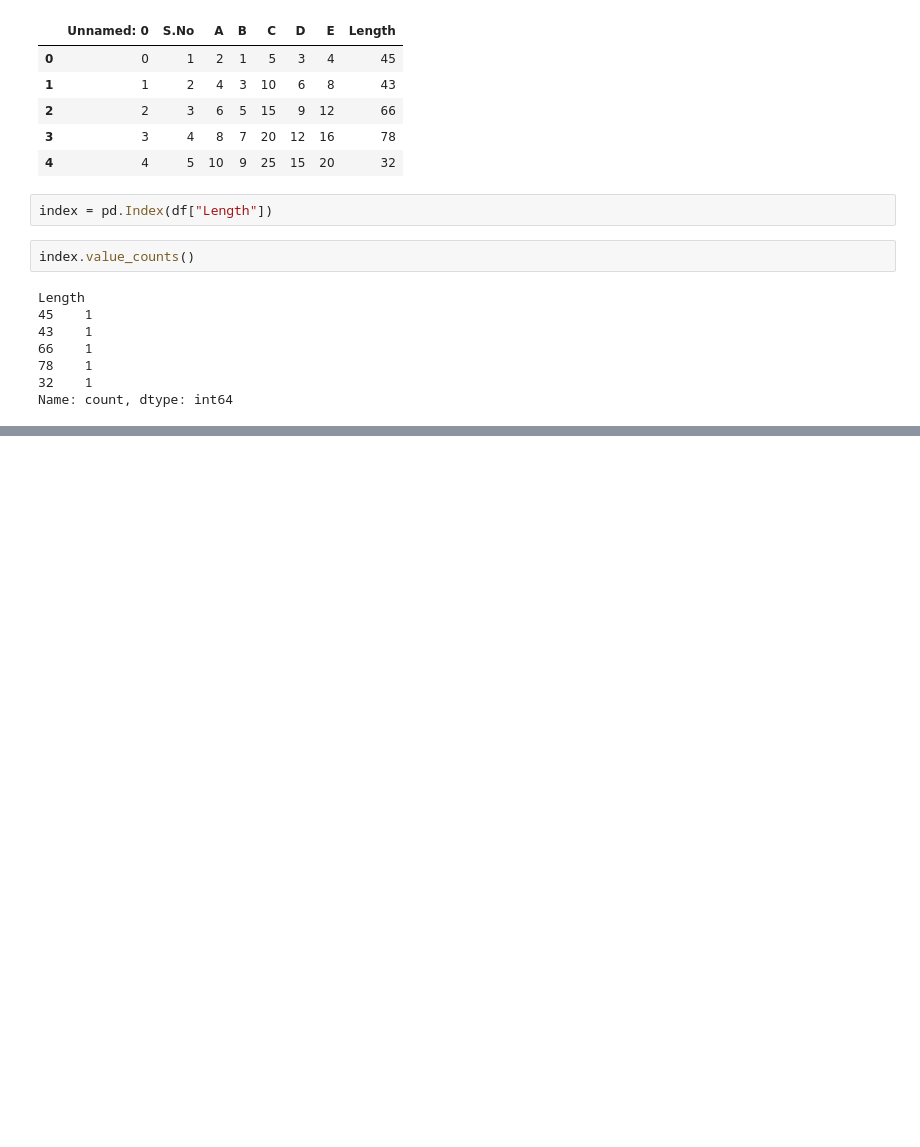
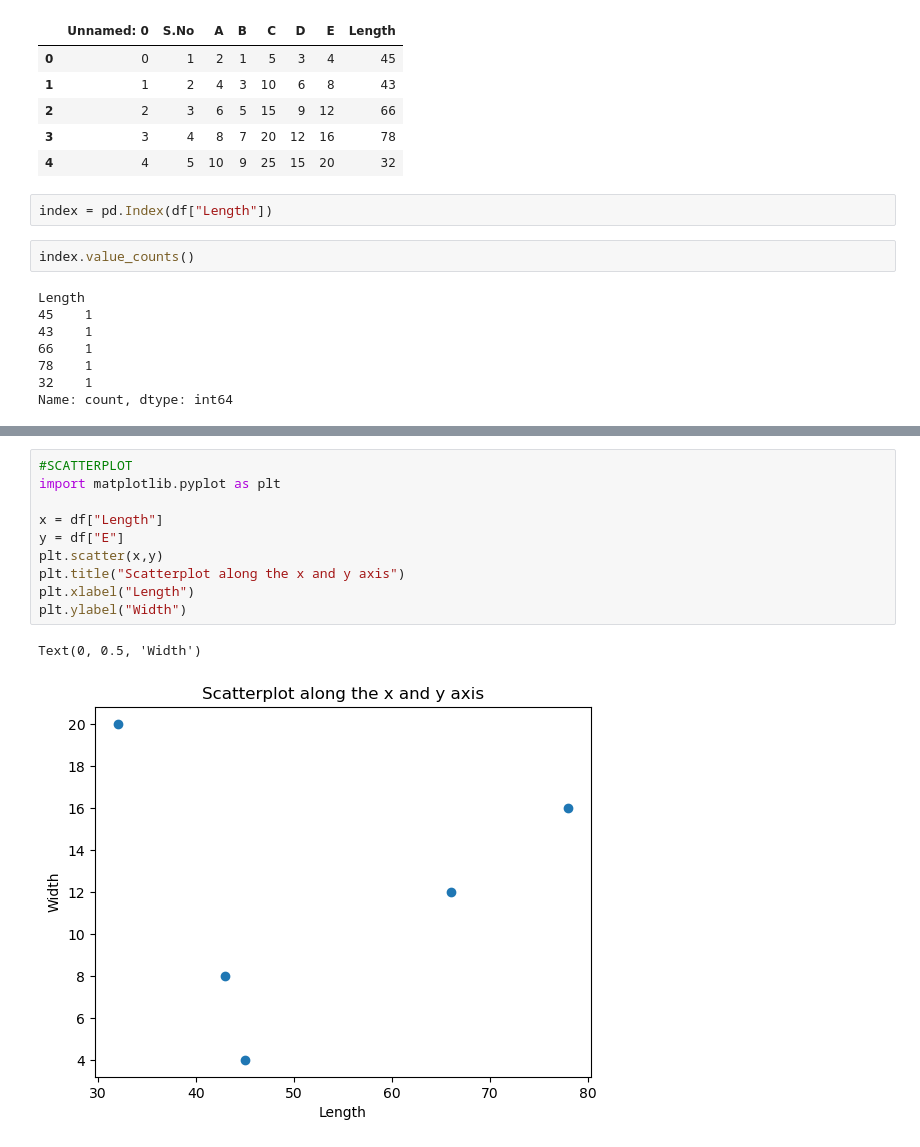
Before and after one commit to aaditya-pdgupta/Python_Course, a Jupyter notebook: Value_counts.ipynb, the cells around one changed output, grey strips where cells are left out. Drawn from its saved outputs; the diff is of its cells as text; blank space fills up the shorter version.

```diff
--- a/Value_counts.ipynb
+++ b/Value_counts.ipynb
@@ -44,0 +59,13 @@ Name: count, dtype: int64
+# %%
+#SCATTERPLOT
+import matplotlib.pyplot as plt
+
+x = df["Length"]
+y = df["E"]
+plt.scatter(x,y)
+plt.title("Scatterplot along the x and y axis")
+plt.xlabel("Length")
+plt.ylabel("Width")
+# %% [output]
+Text(0, 0.5, 'Width')
+[figure, added]
```
Also changed, not shown: parts of 2 cells of this notebook.
